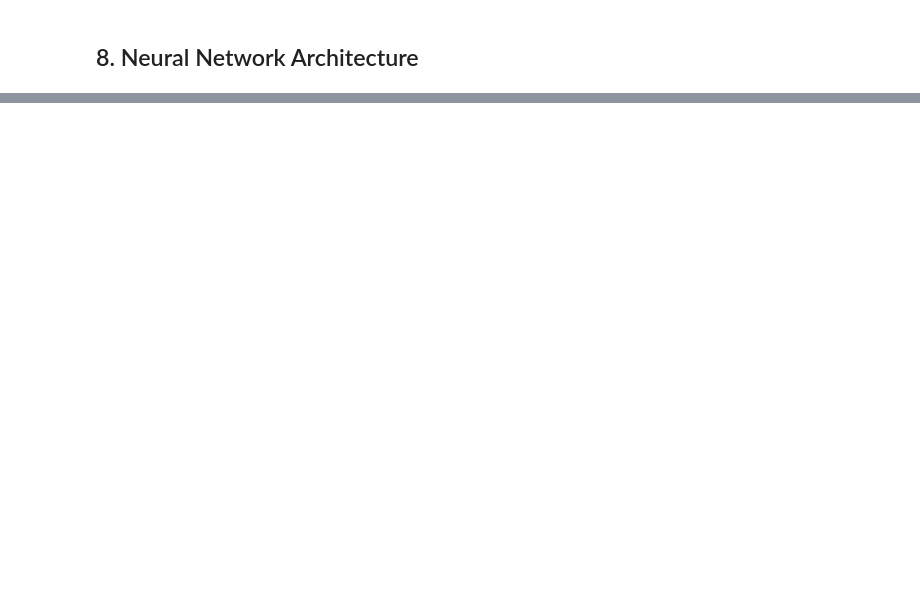
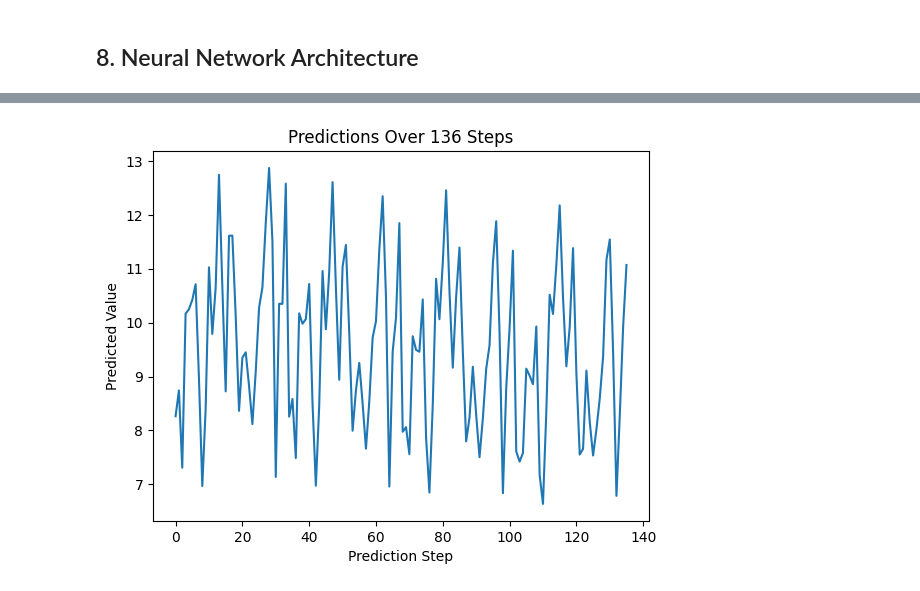
Before and after one commit to SherlockJr13/sherlock-final-project, a Jupyter notebook: main_model.ipynb, the cells around one changed output, grey strips where cells are left out. Cells and saved outputs as stored; diff of their text form; code cells hidden in the pictures; blank space fills up the shorter version.

Commit message:
revised preprocessing, model adjustment, adding prediction code, results still not good

```diff
--- a/main_model.ipynb
+++ b/main_model.ipynb
@@ -205,0 +282,44 @@ model_sum = pd.DataFrame(columns=['replication', 'hidden_node', 'train_mse', 'te
+# %%
+# Load the input data from the Excel file
+input_data_path = "E:\\GitHub\\sherlock-final-project\\x_prediction_3.xlsx"
+input_data = pd.read_excel(input_data_path)
+
+# Extract the relevant columns (assuming the columns are named 'x1', 'x2', 'x3')
+x1_future = input_data['x1'].values
+x2_future = input_data['x2'].values
+x3_future = input_data['x3'].values
+
+x1_future = x1_scaler.transform(x1_future.reshape(-1,1))
+x2_future = x2_scaler.transform(x2_future.reshape(-1,1))
+x3_future = x3_scaler.transform(x3_future.reshape(-1,1))
+
+# Combine x1, x2, x3 into a single array
+combined_input = np.column_stack([x1_future, x2_future, x3_future])
+# %%
+# Number of future data points to predict
+num_predictions = 136
+
+# Placeholder for the predictions
+predictions = []
+
+# Make sure your model is loaded correctly
+# If the model is saved as 'model_x.h5', you can load it like this:
+model = tf.keras.models.load_model('model_y_2_18.h5')
+
+for i in range(num_predictions):
+    # Predict the next data point
+    next_pred = model.predict(combined_input[i].reshape(1, -1))
+
+    # Append the prediction to the predictions list
+    predictions.append(next_pred.squeeze())
+
+# Convert the list of predictions to a NumPy array
+y_predictions = np.array(predictions)
+
+print(y_predictions)
+plt.plot(y_predictions)
+plt.xlabel('Prediction Step')
+plt.ylabel('Predicted Value')
+plt.title('Predictions Over 136 Steps')
+plt.show()
+# %% [output]
@@ -205,0 +343 @@ model_sum = pd.DataFrame(columns=['replication', 'hidden_node', 'train_mse', 'te
+[figure, added]
```
Also changed, not shown: parts of 19 cells of this notebook.
